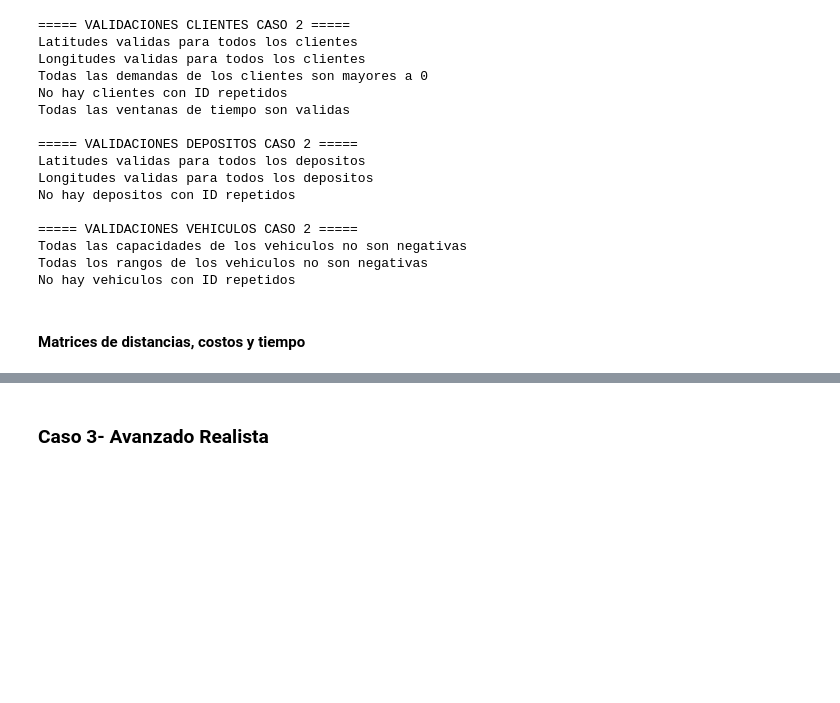
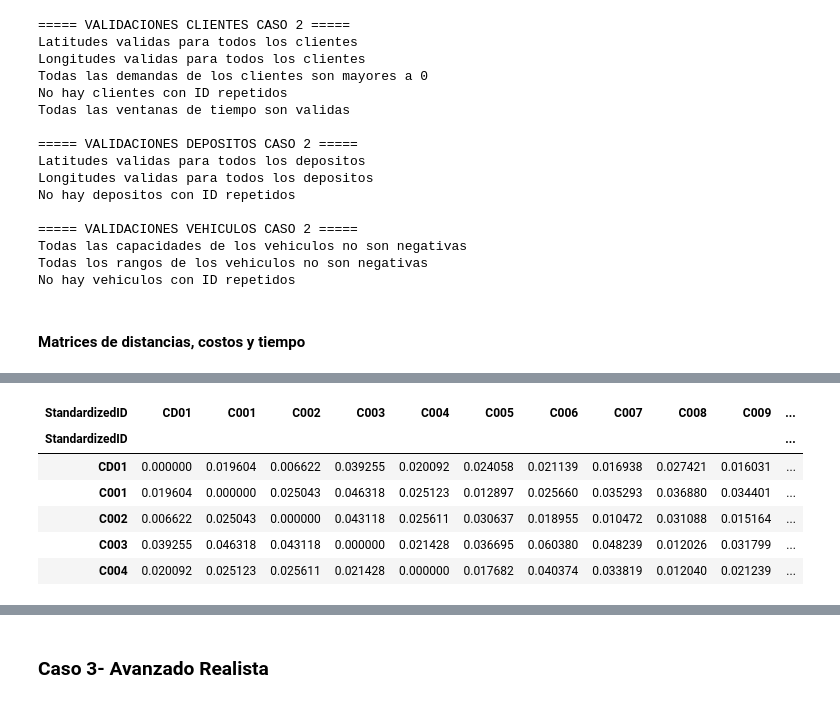
Before and after one commit to S302-prog/Mos-Proyecto1, a Jupyter notebook: Proyecto_2.ipynb, the cells around one changed output, grey strips where cells are left out. Saved outputs shown, nothing was run; the diff lists cells and outputs as text; code cells hidden in the pictures; blank space fills up the shorter version.

```diff
--- a/Proyecto_2.ipynb
+++ b/Proyecto_2.ipynb
@@ -410,16 +410,15 @@ for i in range(n):
 Distacias_C2 = pd.DataFrame(Matriz_distancia, columns=Puntos["StandardizedID"], index=Puntos["StandardizedID"])
 Distacias_C2.to_csv("Caso 2 - Simplificado Proyecto-Específico/distance_matrix_case2.csv", index=True)
 
-# Creacion de la matriz de tiempos por vheiculo
+# Creacion de la matriz de tiempos por vehiculo
 
 matriz_tiempo_vehiculos = []
 
 for i, vehiculo in vehicles_C2.iterrows():
     velocidad = vehiculo["Speed"]
     tiempo_horas = Matriz_distancia / velocidad
-    tiempo_minutos = tiempo_horas * 60
     matriz_tiempo_vehiculos.append(tiempo_horas)
-    Tiempo_C2 = pd.DataFrame(tiempo_minutos, columns=Puntos["StandardizedID"], index=Puntos["StandardizedID"])
+    Tiempo_C2 = pd.DataFrame(tiempo_horas, columns=Puntos["StandardizedID"], index=Puntos["StandardizedID"])
     Tiempo_C2.to_csv("Caso 2 - Simplificado Proyecto-Específico/time_matrix_case2"+ vehiculo["StandardizedID"] +".csv", index=True)
 
 # Creacion de la matriz de costos por vehiculo
@@ -462,30 +461,28 @@ for i, vehiculo in vehicles_C2.iterrows():
 
 # Cambiar el formato de las ventanas de tiempo
 
-clientesInico = []
+clientesInicio = []
 clientesFinal = []
 for i, cliente in clients_C2.iterrows():
     inicio = cliente["TimeWindow"].split("-")[0]
     final = cliente["TimeWindow"].split("-")[1]
-    horasInico = float(inicio.split(":")[0])
-    minutosInico = float(inicio.split(":")[1])
+    horasInicio = float(inicio.split(":")[0])
+    minutosInicio = float(inicio.split(":")[1])
     horasFin = float(final.split(":")[0])
     minutosFin = float(final.split(":")[1])
-    nuevaFromaInico = horasInico*60 + minutosInico
-    nuevaFromaFin = horasFin*60 + minutosFin
-    clientesInico.append(nuevaFromaInico)
-    clientesFinal.append(nuevaFromaFin)
+    nuevaFormaInicio = horasInicio*60 + minutosInicio
+    nuevaFormaFin = horasFin*60 + minutosFin
+    clientesInicio.append(nuevaFormaInicio)
+    clientesFinal.append(nuevaFormaFin)
 
-clients_C2["StartWindow"] = clientesInico
+clients_C2["StartWindow"] = clientesInicio
 clients_C2["EndtWindow"] = clientesFinal
 clients_C2.head()
 depots_C2["Demand"] = 0
-
 inicio = start_time
-horasInico = float(inicio.split(":")[0])
-minutosInico = float(inicio.split(":")[1])
-nuevaFromaInico = horasInico*60 + minutosInico
-
-depots_C2["StartWindow"] = nuevaFromaInico
+horasInicio = float(inicio.split(":")[0])
+minutosInicio = float(inicio.split(":")[1])
+nuevaFormaInicio = horasInicio*60 + minutosInicio
+depots_C2["StartWindow"] = nuevaFormaInicio
 depots_C2["EndtWindow"] = 1440
 Puntos = pd.concat([depots_C2[["StandardizedID","Latitude","Longitude","StartWindow", "EndtWindow", "Demand"]], clients_C2[["StandardizedID","Latitude","Longitude", "StartWindow", "EndtWindow", "Demand"]]]).reset_index(drop=True)
@@ -491,0 +499,10 @@ Puntos = pd.concat([depots_C2[["StandardizedID","Latitude","Longitude","StartWin
+# %%
+Tiempo_C2.head()
+# %% [output]
+| StandardizedID | CD01 | C001 | C002 | C003 | C004 | C005 | C006 | C007 | C008 | C009 | ... |
+| StandardizedID |  |  |  |  |  |  |  |  |  |  | ... |
+| CD01 | 0.000000 | 0.019604 | 0.006622 | 0.039255 | 0.020092 | 0.024058 | 0.021139 | 0.016938 | 0.027421 | 0.016031 | ... |
+| C001 | 0.019604 | 0.000000 | 0.025043 | 0.046318 | 0.025123 | 0.012897 | 0.025660 | 0.035293 | 0.036880 | 0.034401 | ... |
+| C002 | 0.006622 | 0.025043 | 0.000000 | 0.043118 | 0.025611 | 0.030637 | 0.018955 | 0.010472 | 0.031088 | 0.015164 | ... |
+| C003 | 0.039255 | 0.046318 | 0.043118 | 0.000000 | 0.021428 | 0.036695 | 0.060380 | 0.048239 | 0.012026 | 0.031799 | ... |
+| C004 | 0.020092 | 0.025123 | 0.025611 | 0.021428 | 0.000000 | 0.017682 | 0.040374 | 0.033819 | 0.012040 | 0.021239 | ... |
```
Also changed, not shown: parts of 6 cells of this notebook, 6 other files.
